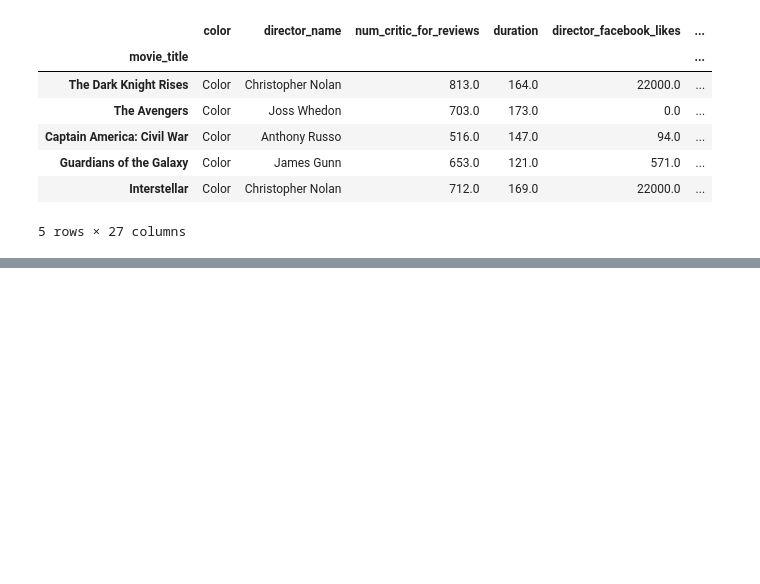
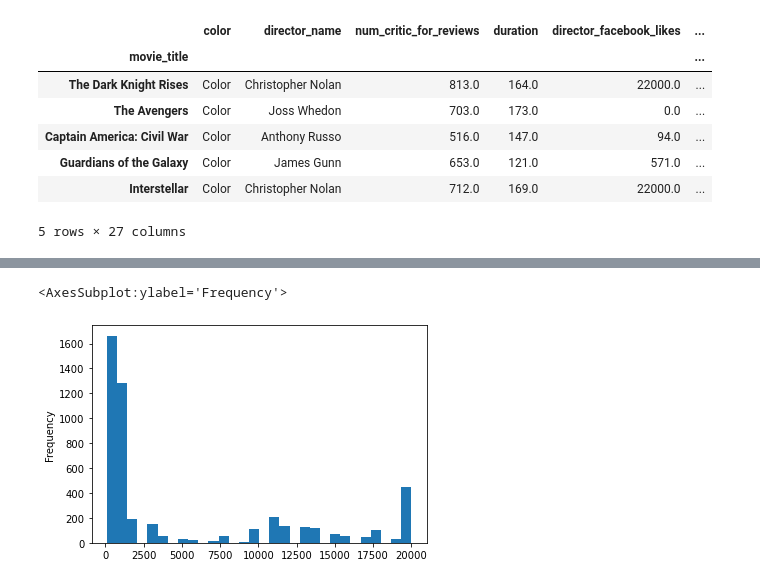
Before and after one commit to minstrel1149/pandas_practice-cookbook1, a Jupyter notebook: Pd_cookbook_1_chapter7.ipynb, the cells around one changed output, grey strips where cells are left out. Saved outputs shown, nothing was run; the diff lists cells and outputs as text; code cells hidden in the pictures; blank space fills up the shorter version.

```diff
--- a/Pd_cookbook_1_chapter7.ipynb
+++ b/Pd_cookbook_1_chapter7.ipynb
@@ -84,0 +213,5 @@ movie.iloc[final_crit_all.to_numpy()].head()
+# %%
+movie = pd.read_csv(p1 / 'movie.csv', index_col='movie_title')
+fb_likes = movie.loc[:, 'actor_1_facebook_likes'].dropna()
+# 통계량 확인하여 max값(혹은 mean과 median)을 보면 오른쪽으로 꼬리가 길게 늘어진 형태임을 확인 가능 -> clip() 메서드 활용 가능
+fb_likes.describe()
@@ -84,0 +228,12 @@ movie.iloc[final_crit_all.to_numpy()].head()
+# %%
+# where() 메서드를 활용해 True인 경우 기존 값을, False인 경우 두 번째 인자(other 파라미터) 값을 전달
+# mask() 메서드를 활용하면 where() 메서드와 반대 형태 실행 가능
+(fb_likes
+.where(fb_likes < 20000, 20000)
+.where(fb_likes > 100, 100)
+# hist()에 bins 파라미터 활용하여 계급구간 수 결정 가능
+.plot.hist(bins=30)
+)
+# %% [output]
+<AxesSubplot:ylabel='Frequency'>
+[figure, added]
```
Also changed, not shown: parts of 17 cells of this notebook, 1 other file.
